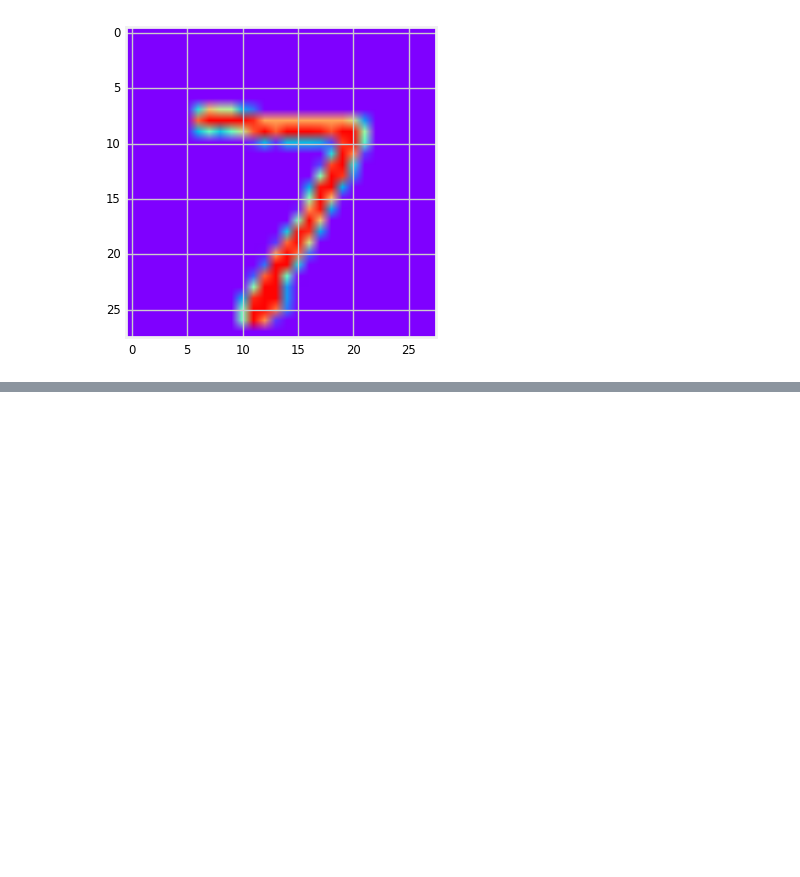
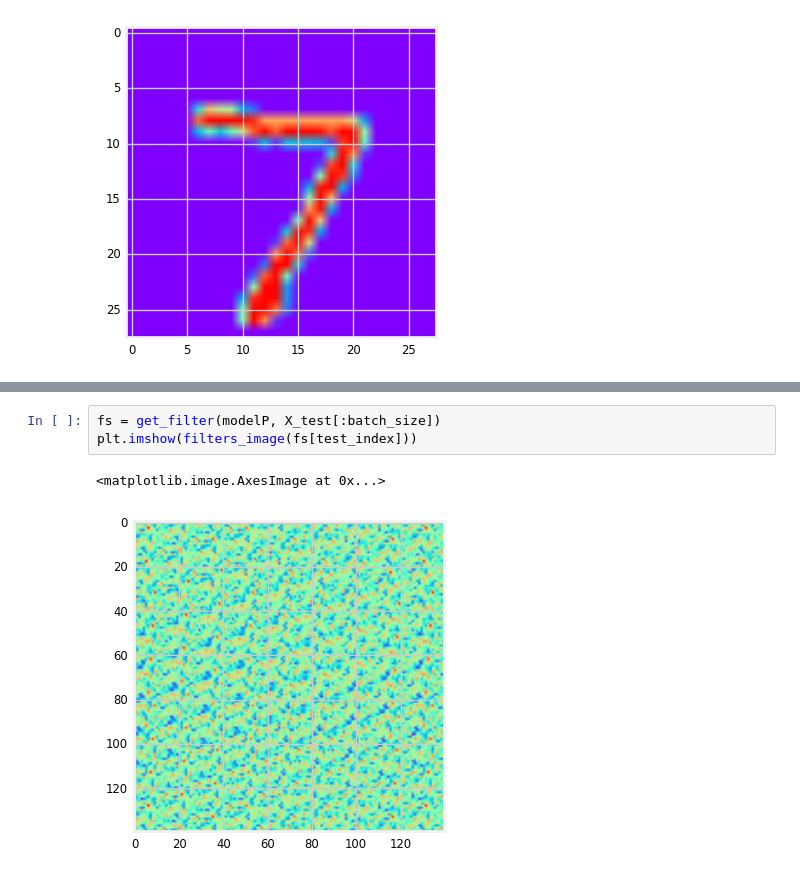
Before and after one commit to unique-horn/ppap-experiments, a Jupyter notebook: dfn/dfn-mnist.ipynb, the cells around one changed output, grey strips where cells are left out. Drawn from its saved outputs; the diff is of its cells as text; blank space fills up the shorter version.

```diff
--- a/dfn/dfn-mnist.ipynb
+++ b/dfn/dfn-mnist.ipynb
@@ -190,0 +265,6 @@ plt.imshow(filters_image(fs[test_index]))
+# %%
+fs = get_filter(modelP, X_test[:batch_size])
+plt.imshow(filters_image(fs[test_index]))
+# %% [output]
+<matplotlib.image.AxesImage at 0x...>
+[figure, added]
```
Also changed, not shown: parts of 12 cells of this notebook.
